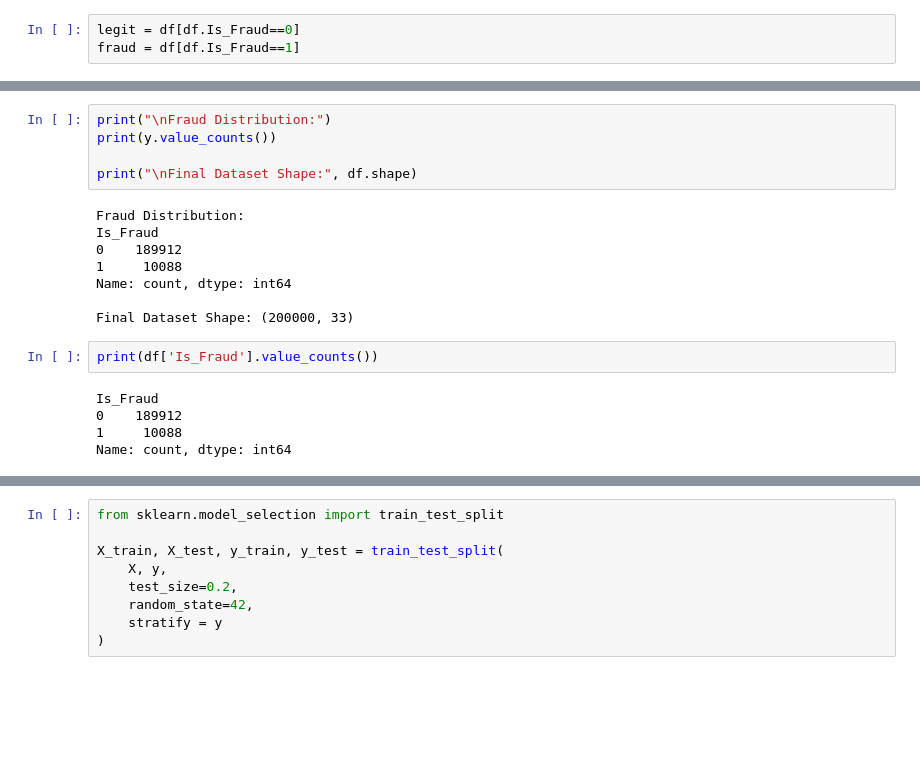
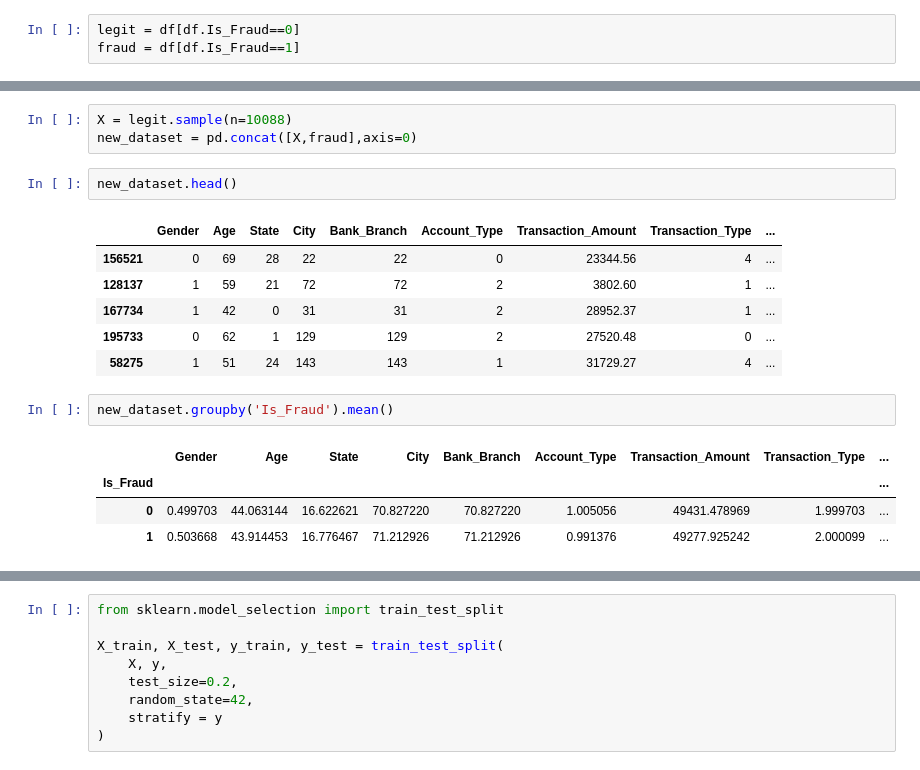
Before and after one commit to Shrutichauha7/Fraud_Detection_Analysis, a Jupyter notebook: experiments/mynotebook.ipynb, the cells around one changed output, grey strips where cells are left out. Saved outputs shown, nothing was run; the diff lists cells and outputs as text; blank space fills up the shorter version.

```diff
--- a/experiments/mynotebook.ipynb
+++ b/experiments/mynotebook.ipynb
@@ -390,20 +236,19 @@ df
-# %%
-print("\nFraud Distribution:")
-print(y.value_counts())
-
-print("\nFinal Dataset Shape:", df.shape)
-# %% [output]
-Fraud Distribution:
-Is_Fraud
-0    189912
-1     10088
-Name: count, dtype: int64
-
-Final Dataset Shape: (200000, 33)
-# %%
-print(df['Is_Fraud'].value_counts())
-# %% [output]
-Is_Fraud
-0    189912
-1     10088
-Name: count, dtype: int64
+# %%
+X = legit.sample(n=10088)
+new_dataset = pd.concat([X,fraud],axis=0)
+# %%
+new_dataset.head()
+# %% [output]
+|  | Gender | Age | State | City | Bank_Branch | Account_Type | Transaction_Amount | Transaction_Type | ... |
+| 156521 | 0 | 69 | 28 | 22 | 22 | 0 | 23344.56 | 4 | ... |
+| 128137 | 1 | 59 | 21 | 72 | 72 | 2 | 3802.60 | 1 | ... |
+| 167734 | 1 | 42 | 0 | 31 | 31 | 2 | 28952.37 | 1 | ... |
+| 195733 | 0 | 62 | 1 | 129 | 129 | 2 | 27520.48 | 0 | ... |
+| 58275 | 1 | 51 | 24 | 143 | 143 | 1 | 31729.27 | 4 | ... |
+# %%
+new_dataset.groupby('Is_Fraud').mean()
+# %% [output]
+|  | Gender | Age | State | City | Bank_Branch | Account_Type | Transaction_Amount | Transaction_Type | ... |
+| Is_Fraud |  |  |  |  |  |  |  |  | ... |
+| 0 | 0.499703 | 44.063144 | 16.622621 | 70.827220 | 70.827220 | 1.005056 | 49431.478969 | 1.999703 | ... |
+| 1 | 0.503668 | 43.914453 | 16.776467 | 71.212926 | 71.212926 | 0.991376 | 49277.925242 | 2.000099 | ... |
```
Also changed, not shown: parts of 36 cells of this notebook.
